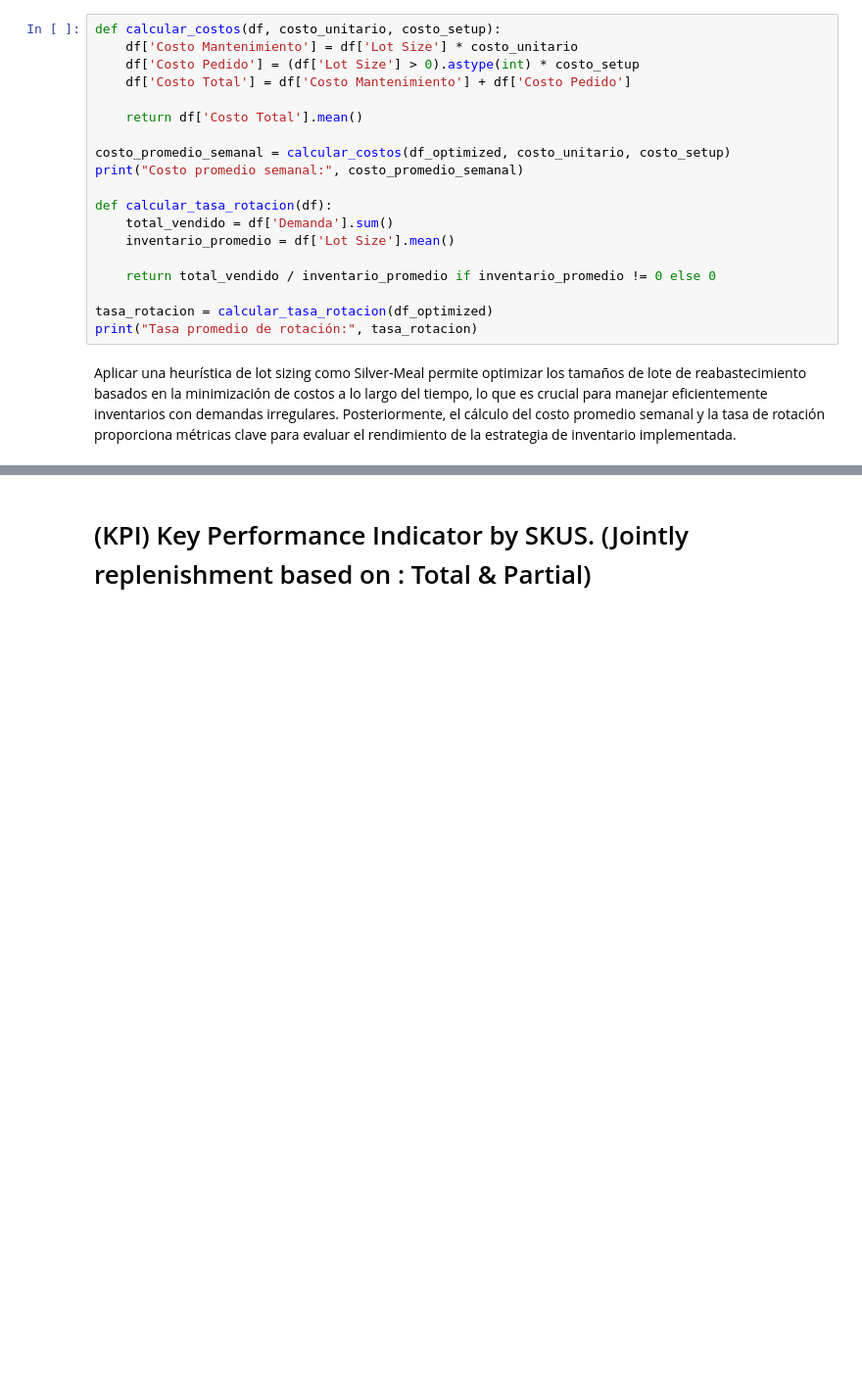
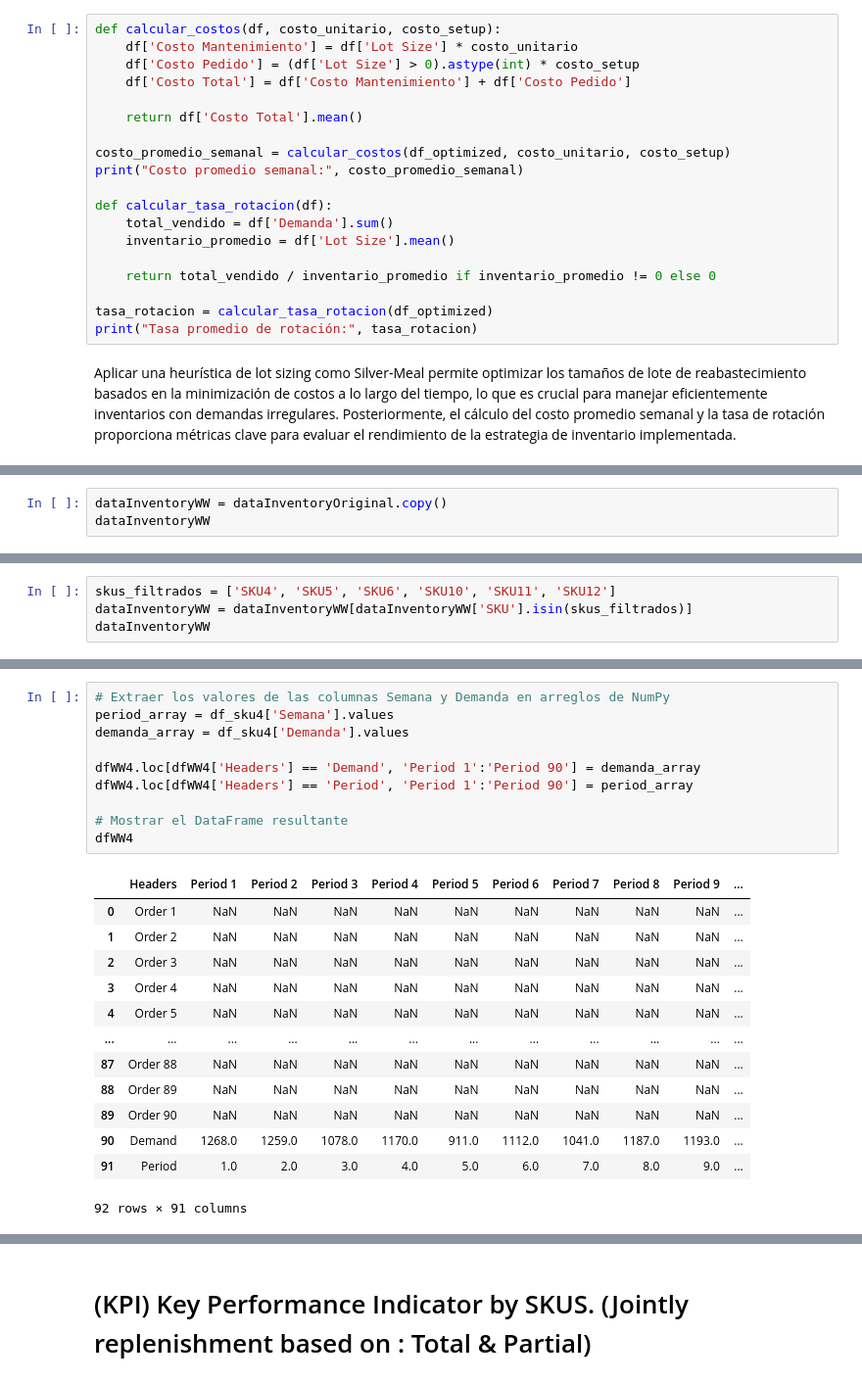
Before and after one commit to Geoffrey0pv/Inventory-management, a Jupyter notebook: model/Inventory_Managment.ipynb, the cells around one changed output, grey strips where cells are left out. Shown at 98% size. Saved outputs shown, nothing was run; the diff lists cells and outputs as text; blank space fills up the shorter version.

```diff
--- a/model/Inventory_Managment.ipynb
+++ b/model/Inventory_Managment.ipynb
@@ -1494,0 +1578,3 @@ Aplicar una heurística de lot sizing como Silver-Meal permite optimizar los tam
+# %%
+dataInventoryWW = dataInventoryOriginal.copy()
+dataInventoryWW
@@ -1494,0 +1595,4 @@ Aplicar una heurística de lot sizing como Silver-Meal permite optimizar los tam
+# %%
+skus_filtrados = ['SKU4', 'SKU5', 'SKU6', 'SKU10', 'SKU11', 'SKU12']
+dataInventoryWW = dataInventoryWW[dataInventoryWW['SKU'].isin(skus_filtrados)]
+dataInventoryWW
@@ -1494,0 +1743,24 @@ Aplicar una heurística de lot sizing como Silver-Meal permite optimizar los tam
+# %%
+# Extraer los valores de las columnas Semana y Demanda en arreglos de NumPy
+period_array = df_sku4['Semana'].values
+demanda_array = df_sku4['Demanda'].values
+
+dfWW4.loc[dfWW4['Headers'] == 'Demand', 'Period 1':'Period 90'] = demanda_array
+dfWW4.loc[dfWW4['Headers'] == 'Period', 'Period 1':'Period 90'] = period_array
+
+# Mostrar el DataFrame resultante
+dfWW4
+# %% [output]
+|  | Headers | Period 1 | Period 2 | Period 3 | Period 4 | Period 5 | Period 6 | Period 7 | Period 8 | Period 9 | ... |
+| 0 | Order 1 | NaN | NaN | NaN | NaN | NaN | NaN | NaN | NaN | NaN | ... |
+| 1 | Order 2 | NaN | NaN | NaN | NaN | NaN | NaN | NaN | NaN | NaN | ... |
+| 2 | Order 3 | NaN | NaN | NaN | NaN | NaN | NaN | NaN | NaN | NaN | ... |
+| 3 | Order 4 | NaN | NaN | NaN | NaN | NaN | NaN | NaN | NaN | NaN | ... |
+| 4 | Order 5 | NaN | NaN | NaN | NaN | NaN | NaN | NaN | NaN | NaN | ... |
+| ... | ... | ... | ... | ... | ... | ... | ... | ... | ... | ... | ... |
+| 87 | Order 88 | NaN | NaN | NaN | NaN | NaN | NaN | NaN | NaN | NaN | ... |
+| 88 | Order 89 | NaN | NaN | NaN | NaN | NaN | NaN | NaN | NaN | NaN | ... |
+| 89 | Order 90 | NaN | NaN | NaN | NaN | NaN | NaN | NaN | NaN | NaN | ... |
+| 90 | Demand | 1268.0 | 1259.0 | 1078.0 | 1170.0 | 911.0 | 1112.0 | 1041.0 | 1187.0 | 1193.0 | ... |
+| 91 | Period | 1.0 | 2.0 | 3.0 | 4.0 | 5.0 | 6.0 | 7.0 | 8.0 | 9.0 | ... |
+92 rows × 91 columns
```
Also changed, not shown: parts of 45 cells of this notebook.
